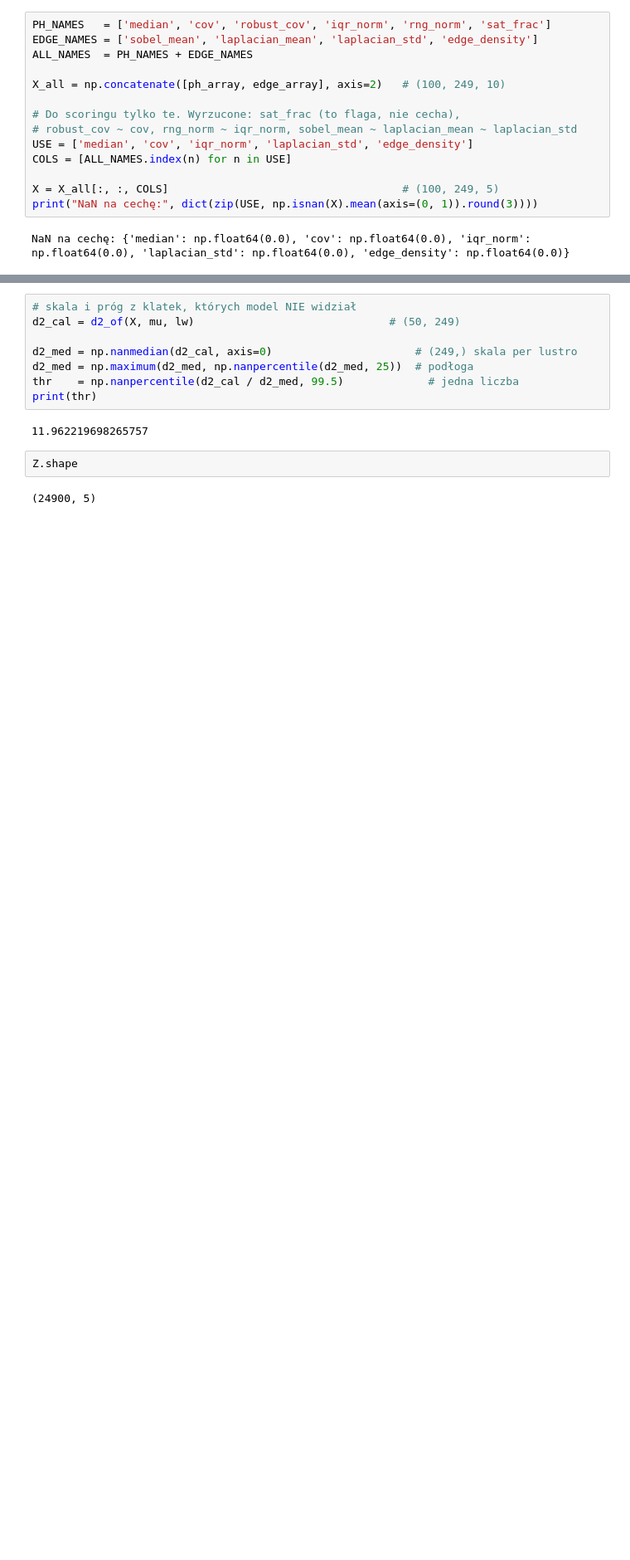
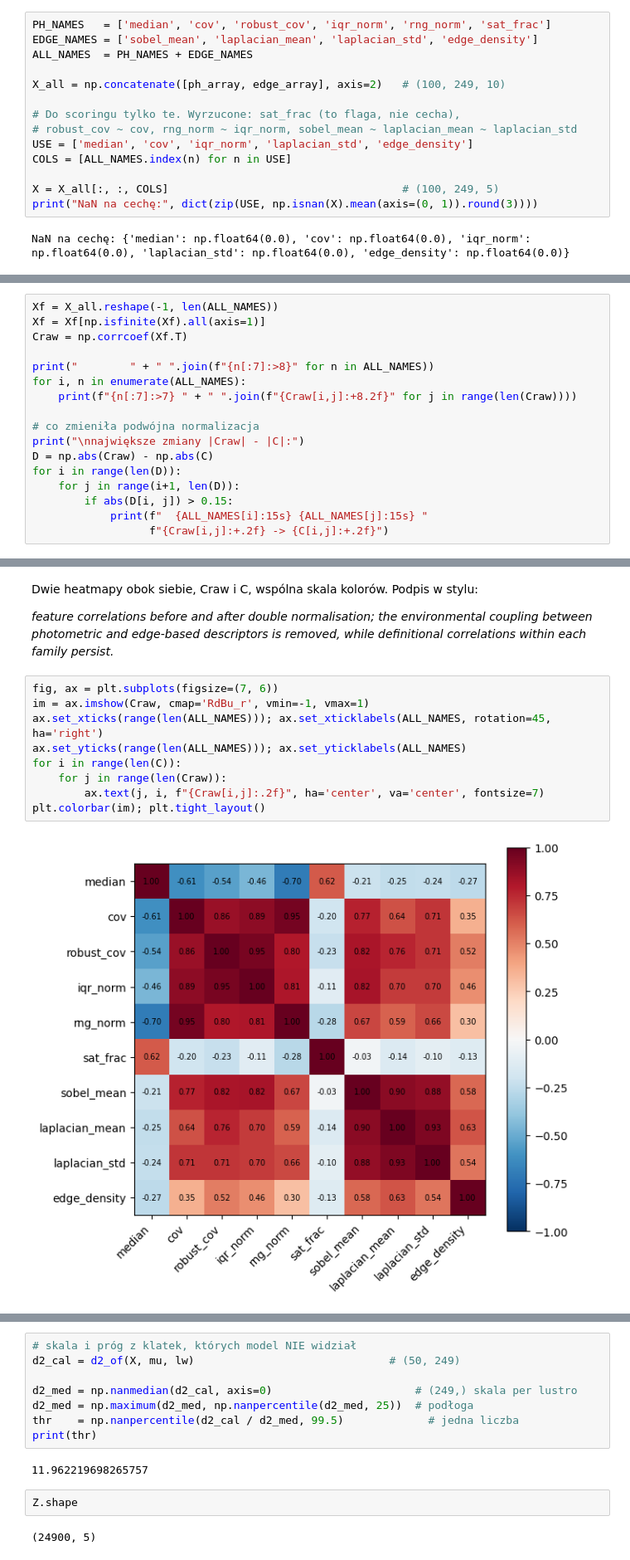
Before and after one commit to pawel21/Computer_vision_for_MAGIC, a Jupyter notebook: notebooks/baseline/test_feature.ipynb, the cells around one changed output, grey strips where cells are left out. Shown at 83% size. Saved outputs shown, nothing was run; the diff lists cells and outputs as text; blank space fills up the shorter version.

```diff
--- a/notebooks/baseline/test_feature.ipynb
+++ b/notebooks/baseline/test_feature.ipynb
@@ -182,0 +241,17 @@ NaN na cechę: {'median': np.float64(0.0), 'cov': np.float64(0.0), 'iqr_norm': n
+# %%
+Xf = X_all.reshape(-1, len(ALL_NAMES))
+Xf = Xf[np.isfinite(Xf).all(axis=1)]
+Craw = np.corrcoef(Xf.T)
+
+print("        " + " ".join(f"{n[:7]:>8}" for n in ALL_NAMES))
+for i, n in enumerate(ALL_NAMES):
+    print(f"{n[:7]:>7} " + " ".join(f"{Craw[i,j]:+8.2f}" for j in range(len(Craw))))
+
+# co zmieniła podwójna normalizacja
+print("\nnajwiększe zmiany |Craw| - |C|:")
+D = np.abs(Craw) - np.abs(C)
+for i in range(len(D)):
+    for j in range(i+1, len(D)):
+        if abs(D[i, j]) > 0.15:
+            print(f"  {ALL_NAMES[i]:15s} {ALL_NAMES[j]:15s} "
+                  f"{Craw[i,j]:+.2f} -> {C[i,j]:+.2f}")
@@ -182,0 +276,18 @@ NaN na cechę: {'median': np.float64(0.0), 'cov': np.float64(0.0), 'iqr_norm': n
+# %% [markdown]
+Dwie heatmapy obok siebie, Craw i C, wspólna skala kolorów.
+Podpis w stylu:
+
+_feature correlations before and after double normalisation;
+the environmental coupling between photometric and edge-based descriptors is removed,
+while definitional correlations within each family persist._
+# %%
+fig, ax = plt.subplots(figsize=(7, 6))
+im = ax.imshow(Craw, cmap='RdBu_r', vmin=-1, vmax=1)
+ax.set_xticks(range(len(ALL_NAMES))); ax.set_xticklabels(ALL_NAMES, rotation=45, ha='right')
+ax.set_yticks(range(len(ALL_NAMES))); ax.set_yticklabels(ALL_NAMES)
+for i in range(len(C)):
+    for j in range(len(Craw)):
+        ax.text(j, i, f"{Craw[i,j]:.2f}", ha='center', va='center', fontsize=7)
+plt.colorbar(im); plt.tight_layout()
+# %% [output]
+[figure, added]
```
Also changed, not shown: parts of 14 cells of this notebook, 1 other file.
